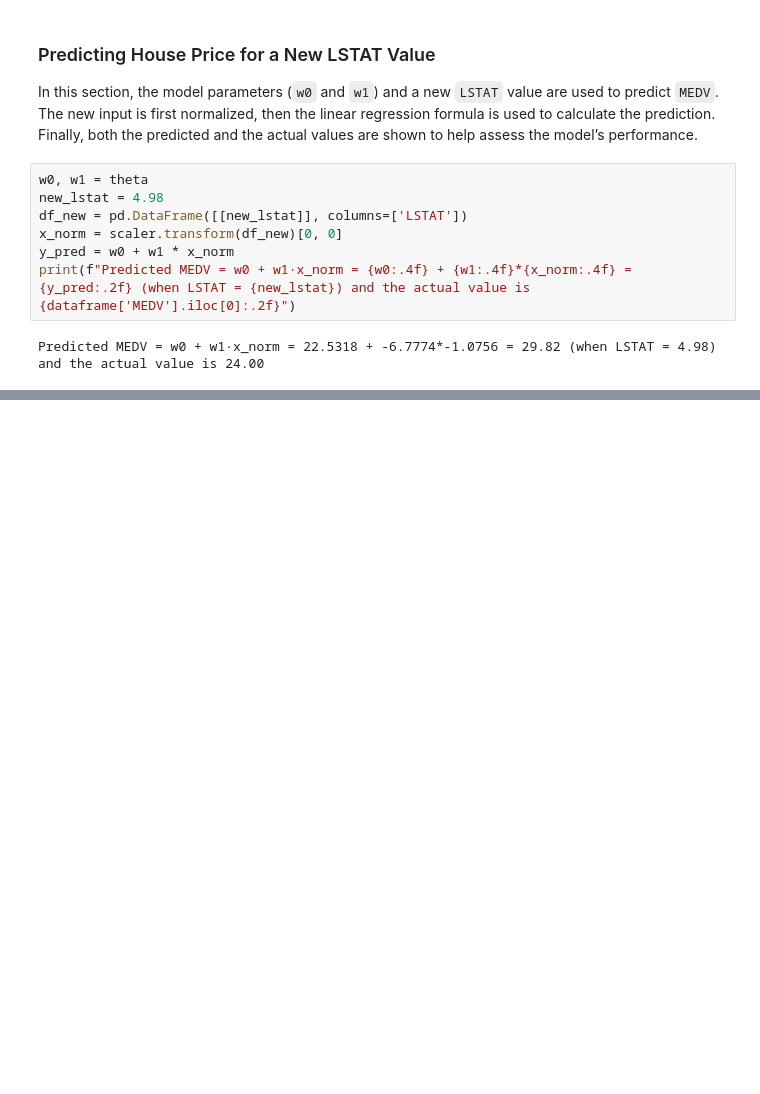
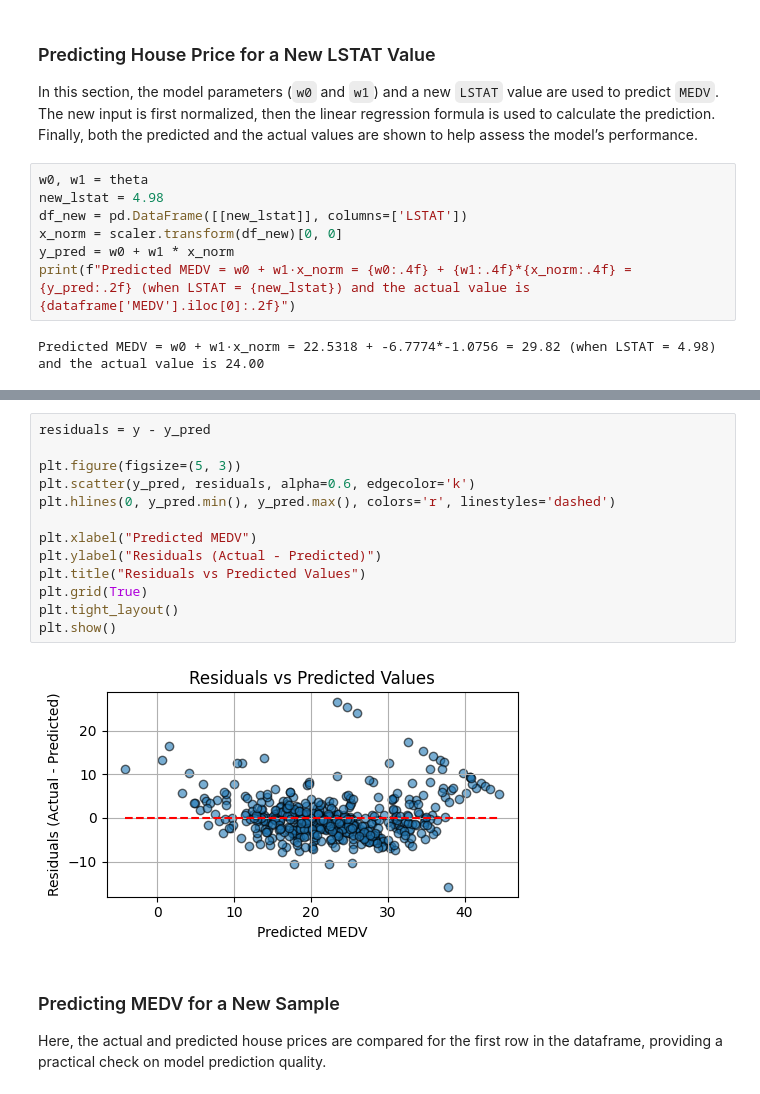
Before and after one commit to Mahdi-Farhani/Plot-and-Regressions, a Jupyter notebook: boston.ipynb, the cells around one changed output, grey strips where cells are left out. Drawn from its saved outputs; the diff is of its cells as text; blank space fills up the shorter version.

```diff
--- a/boston.ipynb
+++ b/boston.ipynb
@@ -161,0 +316,18 @@ Predicted MEDV = w0 + w1·x_norm = 22.5318 + -6.7774*-1.0756 = 29.82 (when LSTAT
+# %%
+residuals = y - y_pred
+
+plt.figure(figsize=(5, 3))
+plt.scatter(y_pred, residuals, alpha=0.6, edgecolor='k')
+plt.hlines(0, y_pred.min(), y_pred.max(), colors='r', linestyles='dashed')
+
+plt.xlabel("Predicted MEDV")
+plt.ylabel("Residuals (Actual - Predicted)")
+plt.title("Residuals vs Predicted Values")
+plt.grid(True)
+plt.tight_layout()
+plt.show()
+# %% [output]
+[figure, added]
+# %% [markdown]
+### Predicting MEDV for a New Sample
+Here, the actual and predicted house prices are compared for the first row in the dataframe, providing a practical check on model prediction quality.
```
Also changed, not shown: parts of 20 cells of this notebook.
